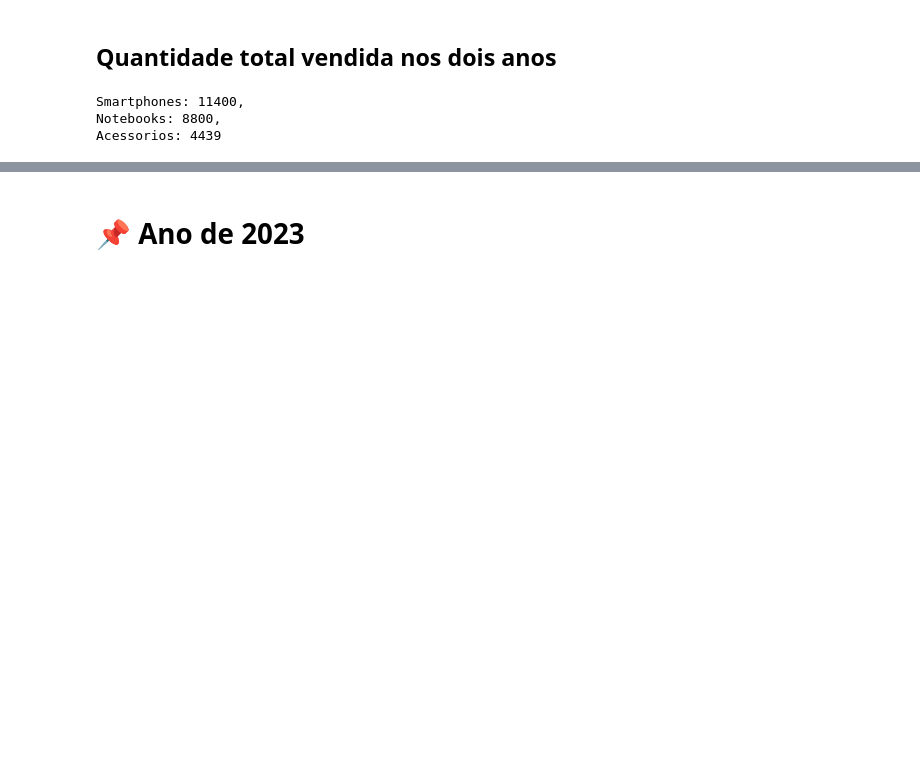
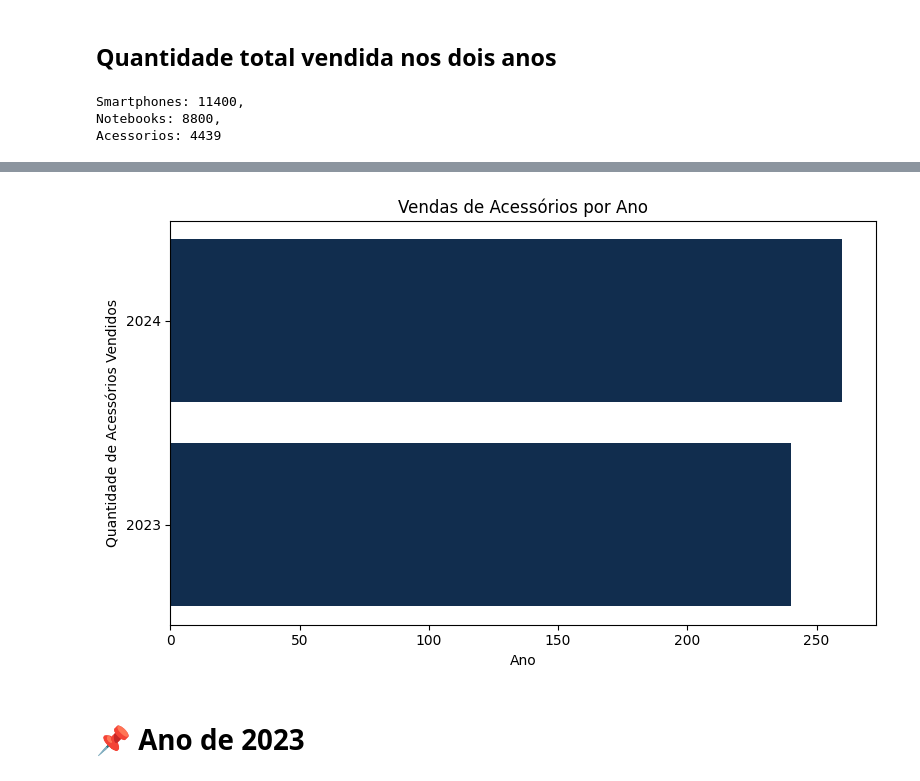
Before and after one commit to DanielBorbafs/adventury_motors, a Jupyter notebook: notebook/analise.ipynb, the cells around one changed output, grey strips where cells are left out. Drawn from its saved outputs; the diff is of its cells as text; code cells hidden in the pictures; blank space fills up the shorter version.

```diff
--- a/notebook/analise.ipynb
+++ b/notebook/analise.ipynb
@@ -33,3 +65,19 @@ Acessorios: 4439
+# %%
+
+acessorios_ano = df_vendas[['Ano', 'Acessórios']]
+
+plt.figure(figsize=(8, 5))
+plt.barh(acessorios_ano['Ano'].astype(str), acessorios_ano['Acessórios'], color='#112D4E')
+
+plt.xlabel('Ano')
+plt.ylabel('Quantidade de Acessórios Vendidos')
+plt.title('Vendas de Acessórios por Ano')
+
+plt.tight_layout()
+plt.savefig('../outputs/acessorios.png', dpi=300, bbox_inches='tight')
+plt.show()
+# %% [output]
+[figure, added]
 # %% [markdown]
 # 📌 Ano de 2023
 # %%
```
Also changed, not shown: parts of 23 cells of this notebook, 6 other files.
